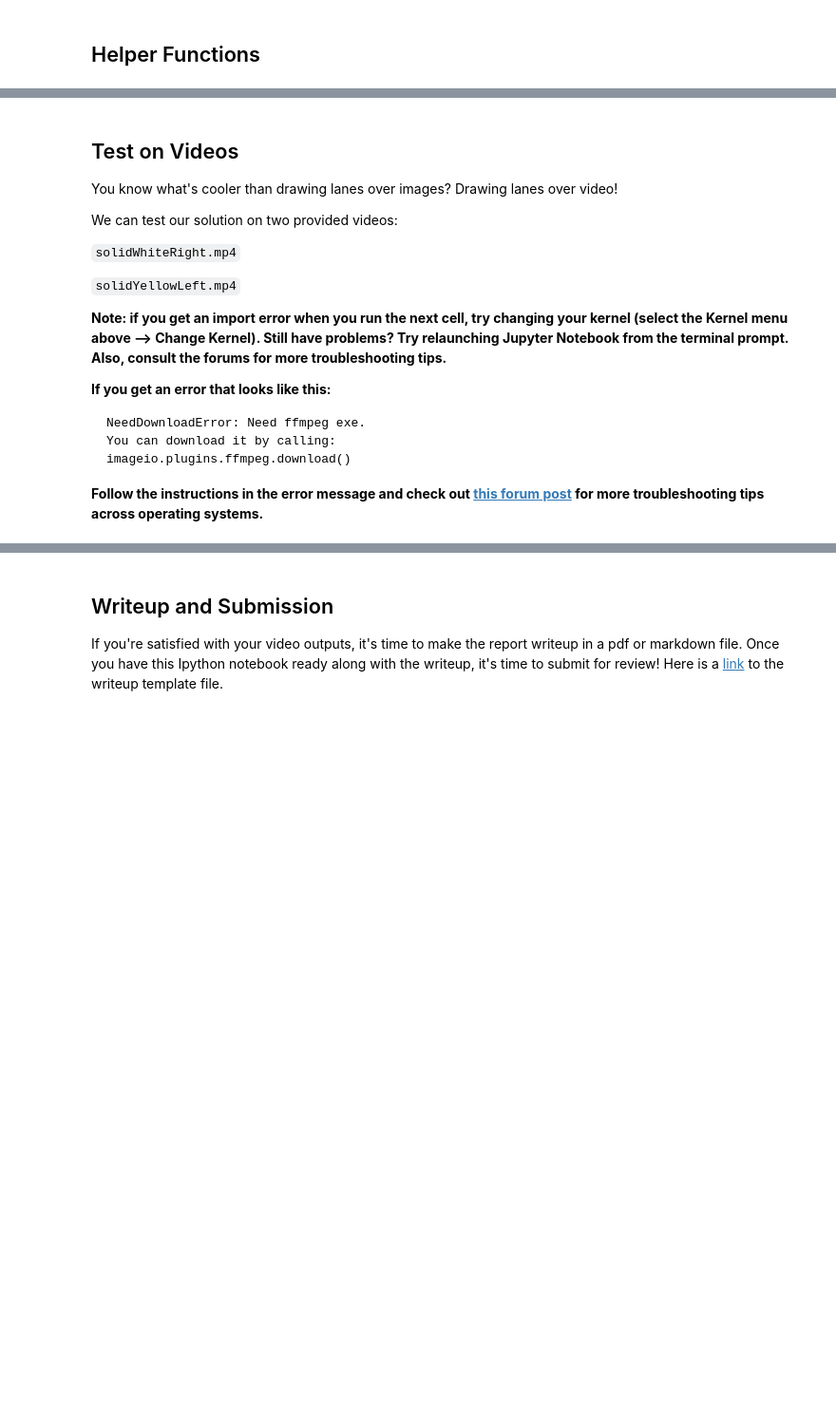
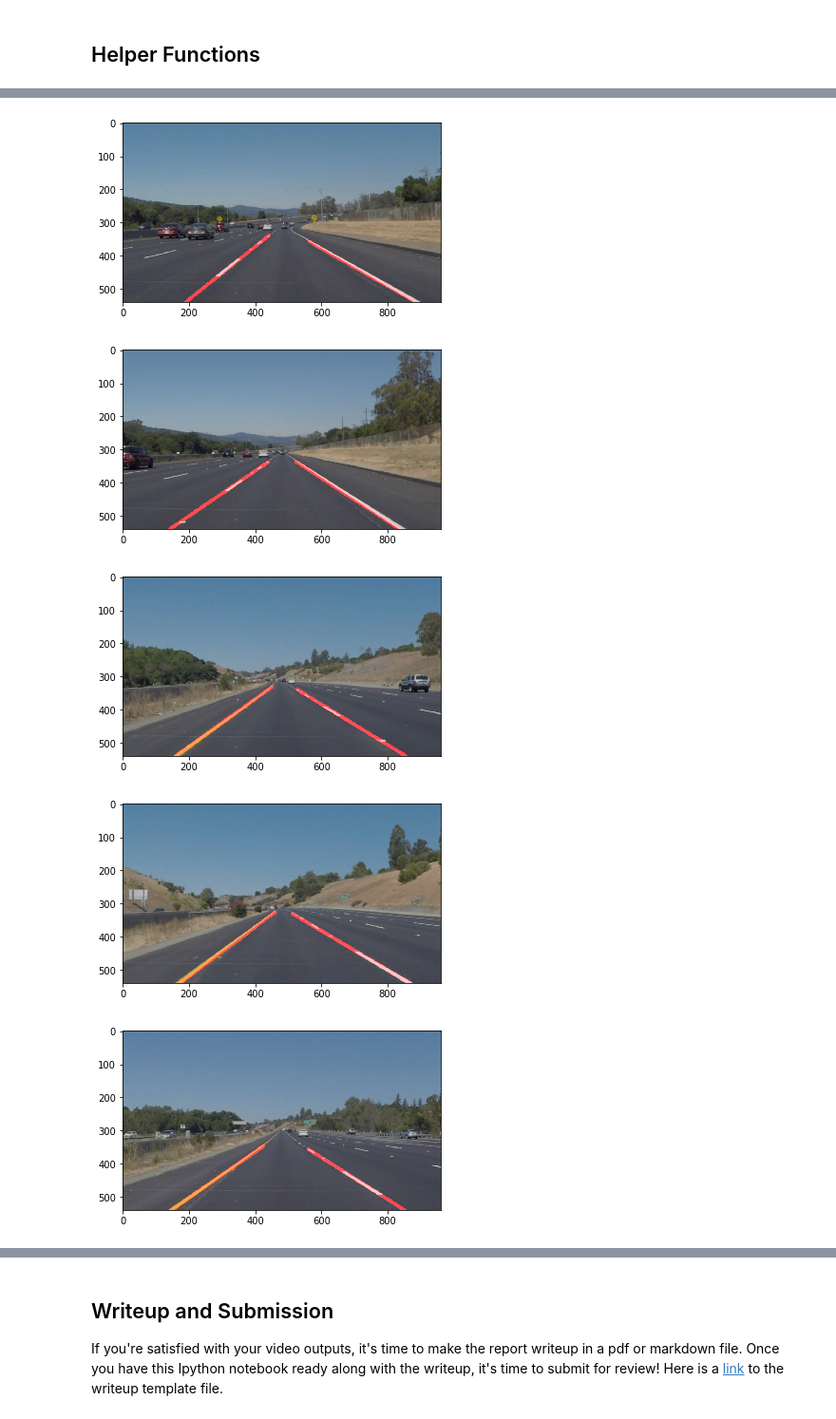
Before and after one commit to samratnagarjuna/LaneLines-P1, a Jupyter notebook: P1.ipynb, the cells around one changed output, grey strips where cells are left out. Shown: that part at 95% size. Saved outputs shown, nothing was run; the diff lists cells and outputs as text; code cells hidden in the pictures; blank space fills up the shorter version.

````diff
--- a/P1.ipynb
+++ b/P1.ipynb
@@ -52,7 +14,0 @@ import cv2
-# %%
-#reading in an image
-image = mpimg.imread('test_images/solidWhiteRight.jpg')
-
-#printing out some stats and plotting
-print('This image is:', type(image), 'with dimensions:', image.shape)
-plt.imshow(image)  # if you wanted to show a single color channel image called 'gray', for example, call as plt.imshow(gray, cmap='gray')
@@ -308,20 +227,20 @@ This image is: <class 'numpy.ndarray'> with dimensions: (540, 960, 3)
-# %% [markdown]
-## Test on Videos
-
-You know what's cooler than drawing lanes over images? Drawing lanes over video!
-
-We can test our solution on two provided videos:
-
-`solidWhiteRight.mp4`
-
-`solidYellowLeft.mp4`
-
-**Note: if you get an import error when you run the next cell, try changing your kernel (select the Kernel menu above --> Change Kernel). Still have problems? Try relaunching Jupyter Notebook from the terminal prompt. Also, consult the forums for more troubleshooting tips.**
-
-**If you get an error that looks like this:**
-```
-NeedDownloadError: Need ffmpeg exe.
-You can download it by calling:
-imageio.plugins.ffmpeg.download()
-```
-**Follow the instructions in the error message and check out [this forum post](https://discussions.udacity.com/t/project-error-of-test-on-videos/274082) for more troubleshooting tips across operating systems.**
+# %%
+# Lane detection algorithm params
+
+# for each image
+for file in files:
+    # load image
+    in_img = mpimg.imread(in_img_dir + file)
+
+    out_img = process_image(in_img)
+
+    # show image
+    # print('This image is:', type(out_img), 'with dimensions:', out_img.shape)
+    plt.figure()
+    plt.imshow(out_img)
+# %% [output]
+[figure, added]
+[figure, added]
+[figure, added]
+[figure, added]
+[figure, added]
````
Also changed, not shown: parts of 28 cells of this notebook.
